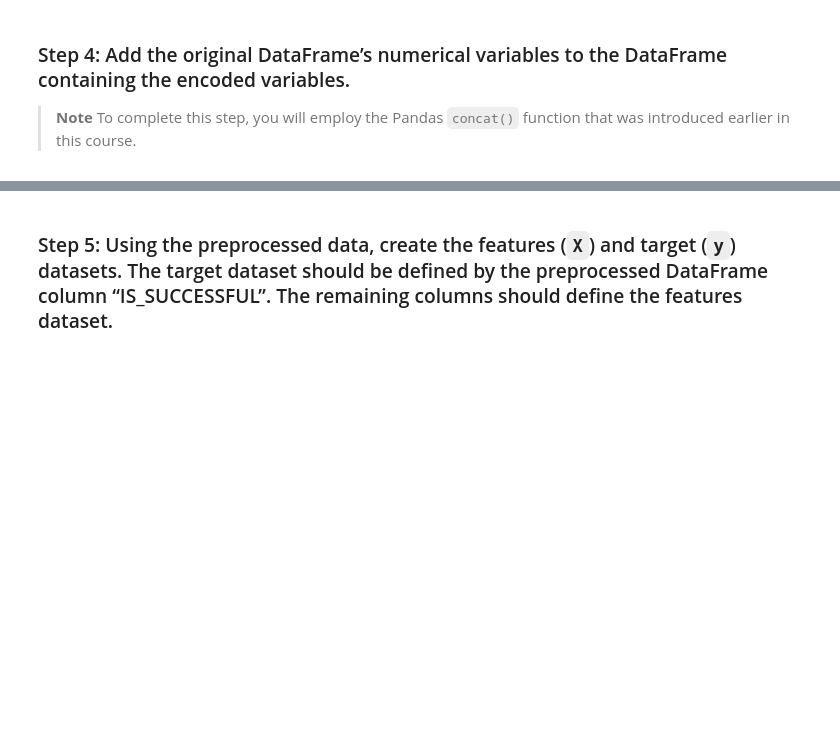
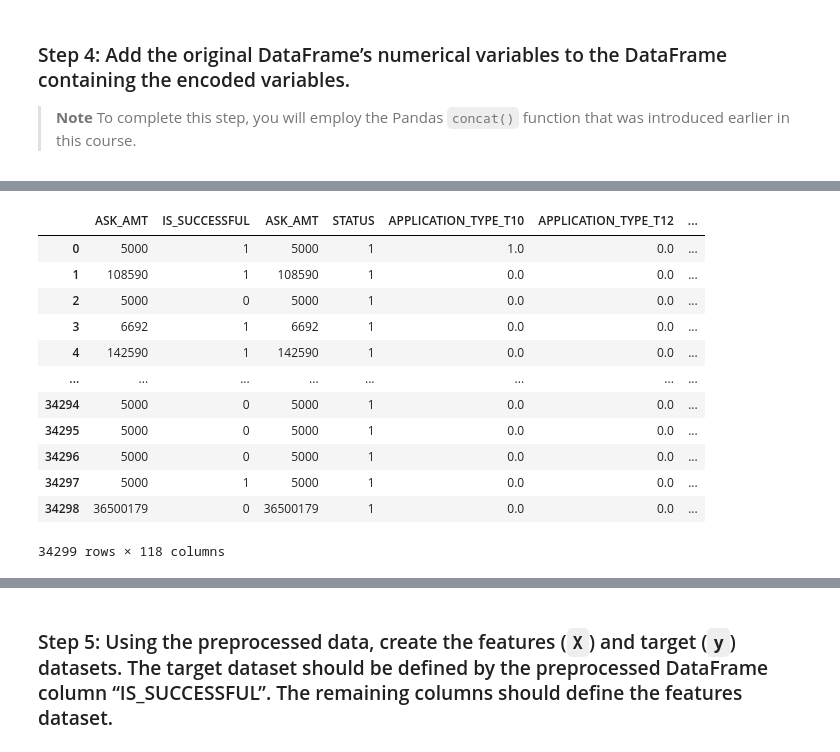
Before and after one commit to ahcano/venture_funding_with_deep_learning, a Jupyter notebook: Colab_venture_funding_with_deep_learning.ipynb, the cells around one changed output, grey strips where cells are left out. Cells and saved outputs as stored; diff of their text form; code cells hidden in the pictures; blank space fills up the shorter version.

```diff
--- a/Colab_venture_funding_with_deep_learning.ipynb
+++ b/Colab_venture_funding_with_deep_learning.ipynb
@@ -139,13 +174,16 @@ categorical_variables = # YOUR CODE HERE
 # YOUR CODE HERE
 # %%
 # Create a OneHotEncoder instance
-enc = # YOUR CODE HERE
+enc = OneHotEncoder(sparse=False)
 # %%
 # Encode the categorcal variables using OneHotEncoder
-encoded_data = # YOUR CODE HERE
+encoded_data = enc.fit_transform(applicant_data_df[categorical_variables])
 # %%
 # Create a DataFrame with the encoded variables
-encoded_df = # YOUR CODE HERE
+encoded_df = pd.DataFrame(
+    encoded_data,
+    columns = enc.get_feature_names_out(categorical_variables)
+)
 
 # Review the DataFrame
-# YOUR CODE HERE
+encoded_df.head()
@@ -155,7 +201,9 @@ encoded_df = # YOUR CODE HERE
 > **Note** To complete this step, you will employ the Pandas `concat()` function that was introduced earlier in this course.
 # %%
 # Add the numerical variables from the original DataFrame to the one-hot encoding DataFrame
-encoded_df = # YOUR CODE HERE
+joined_encoded_df = pd.concat(
+    [applicant_data_df["STATUS"], encoded_df], axis="columns", join="inner"
+)
 
 # Review the DataFrame
-# YOUR CODE HERE
+joined_encoded_df
@@ -161,0 +224,21 @@ encoded_df = # YOUR CODE HERE
+# %%
+joined_encoded_df = pd.concat(
+    [applicant_data_df["ASK_AMT"], joined_encoded_df], axis="columns", join="inner"
+)
+
+# Review the DataFrame
+joined_encoded_df
+# %% [output]
+|  | ASK_AMT | IS_SUCCESSFUL | ASK_AMT | STATUS | APPLICATION_TYPE_T10 | APPLICATION_TYPE_T12 | ... |
+| 0 | 5000 | 1 | 5000 | 1 | 1.0 | 0.0 | ... |
+| 1 | 108590 | 1 | 108590 | 1 | 0.0 | 0.0 | ... |
+| 2 | 5000 | 0 | 5000 | 1 | 0.0 | 0.0 | ... |
+| 3 | 6692 | 1 | 6692 | 1 | 0.0 | 0.0 | ... |
+| 4 | 142590 | 1 | 142590 | 1 | 0.0 | 0.0 | ... |
+| ... | ... | ... | ... | ... | ... | ... | ... |
+| 34294 | 5000 | 0 | 5000 | 1 | 0.0 | 0.0 | ... |
+| 34295 | 5000 | 0 | 5000 | 1 | 0.0 | 0.0 | ... |
+| 34296 | 5000 | 0 | 5000 | 1 | 0.0 | 0.0 | ... |
+| 34297 | 5000 | 1 | 5000 | 1 | 0.0 | 0.0 | ... |
+| 34298 | 36500179 | 0 | 36500179 | 1 | 0.0 | 0.0 | ... |
+34299 rows × 118 columns
```
Also changed, not shown: parts of 14 cells of this notebook.
